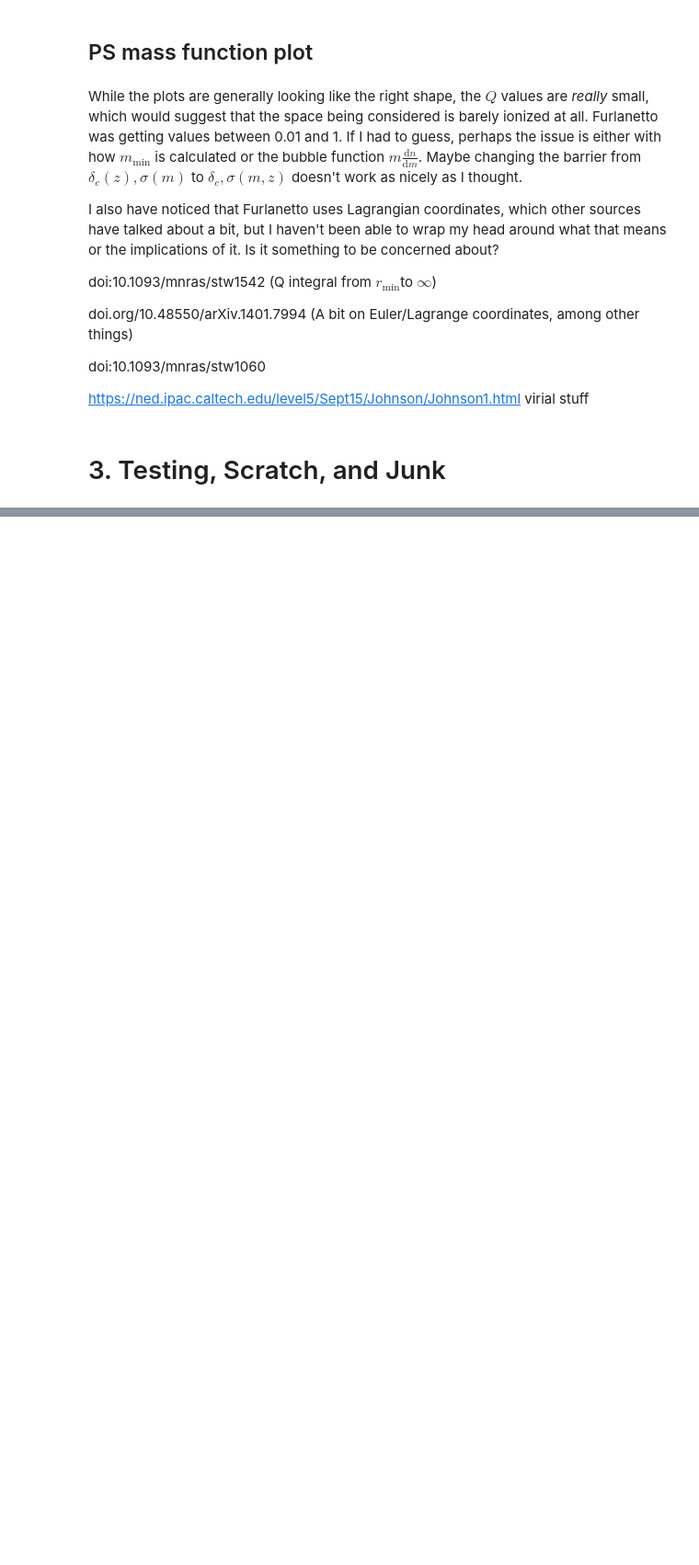
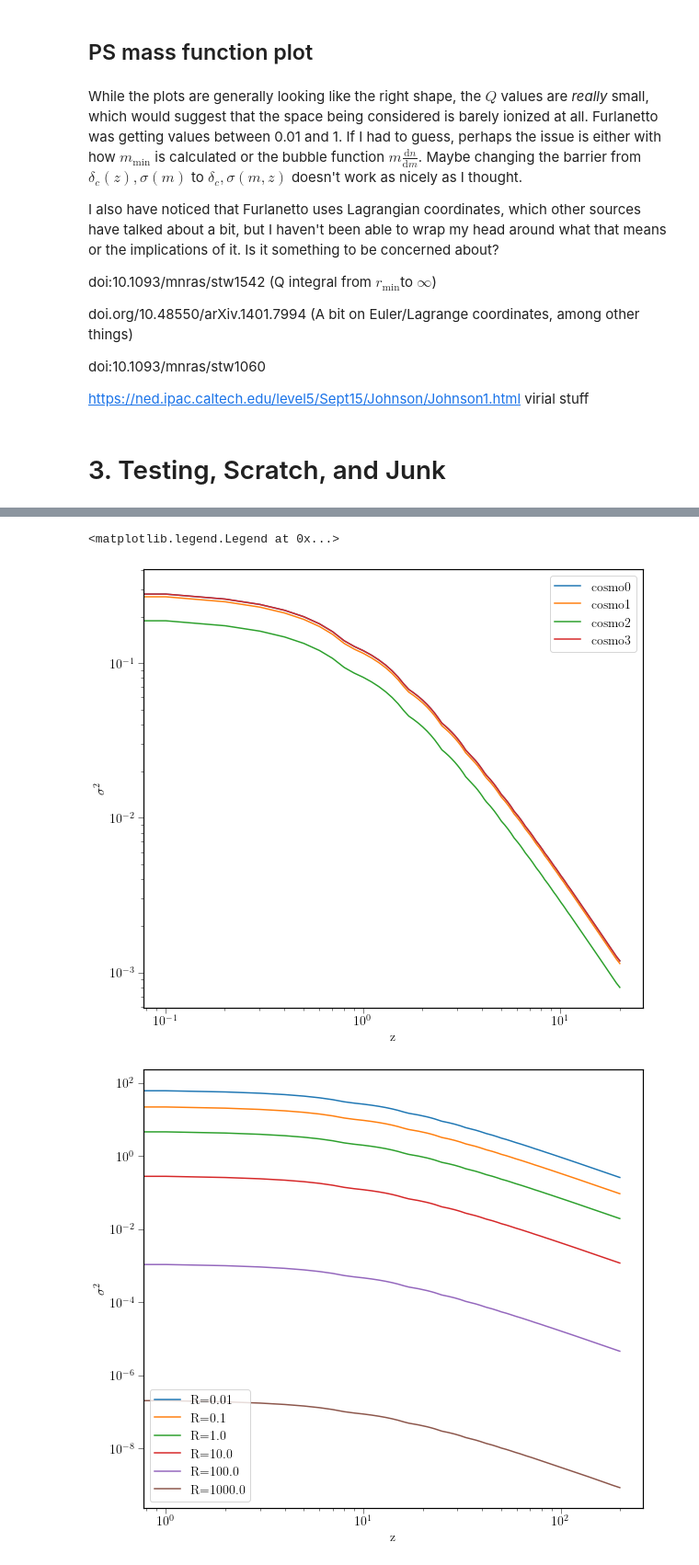
Before and after one commit to emeln/Thesis, a Jupyter notebook: axion_kSZ_source/notebooks/bubble_notebook.ipynb, the cells around one changed output, grey strips where cells are left out. Shown at 92% size. Drawn from its saved outputs; the diff is of its cells as text; code cells hidden in the pictures; blank space fills up the shorter version.

```diff
--- a/axion_kSZ_source/notebooks/bubble_notebook.ipynb
+++ b/axion_kSZ_source/notebooks/bubble_notebook.ipynb
@@ -881,0 +728,19 @@ for i, cosmo in enumerate(cosmos):
+# %%
+z_vals = np.linspace(0,20,200)
+R = 10
+for i in range(4):
+    plt.loglog(z_vals,(sigmaIntFFT[i].sigma_of_r(cosmos[i].h*R,z_vals))**2,label=f'cosmo{i}')
+plt.legend()
+plt.xlabel('z')
+plt.ylabel(r'$\sigma^2$')
+plt.figure()
+for R in [1e-2,1e-1,1e0,1e1,1e2,1e3]:
+    i = 3
+    plt.loglog((sigmaIntFFT[i].sigma_of_r(cosmos[i].h*R,z_vals))**2,label=f'R={R}')
+plt.xlabel('z')
+plt.ylabel(r'$\sigma^2$')
+plt.legend()
+# %% [output]
+<matplotlib.legend.Legend at 0x...>
+[figure, added]
+[figure, added]
```
Also changed, not shown: parts of 48 cells of this notebook, 19 other files.
